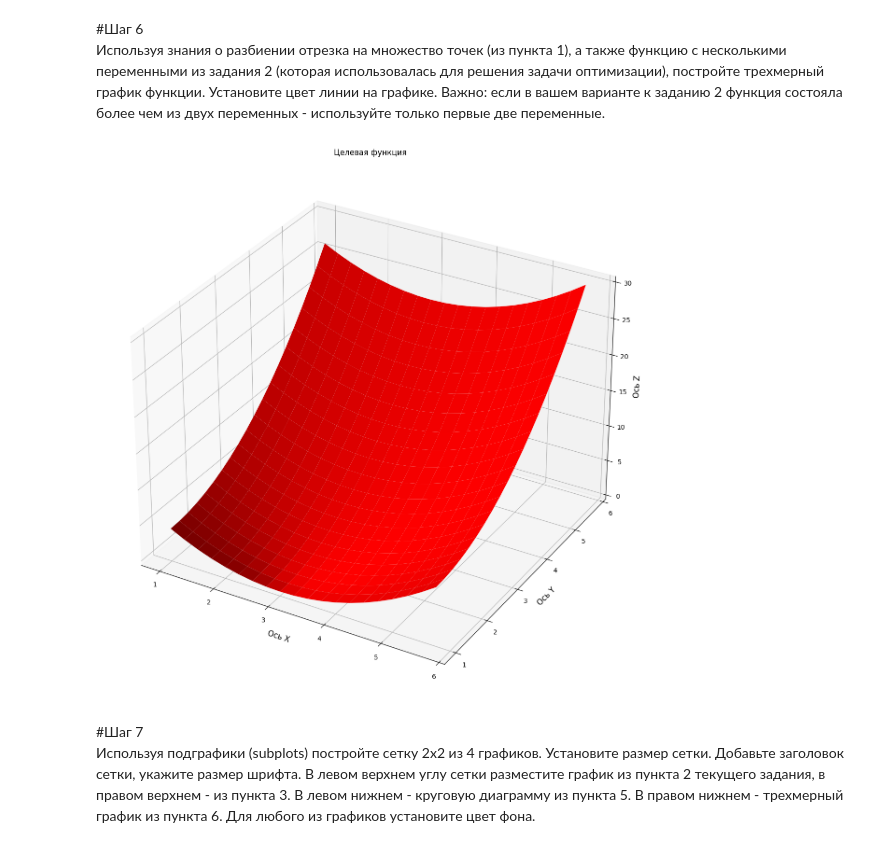
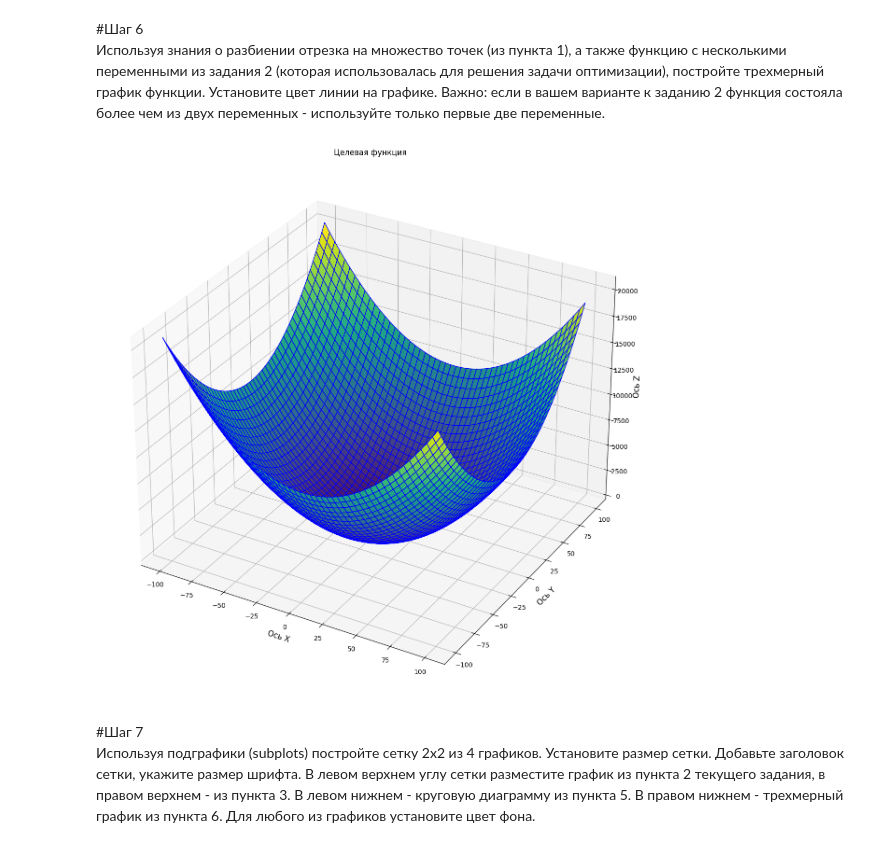
Before and after one commit to Nikitososs/pysososs, a Jupyter notebook: task4/task4.ipynb, the cells around one changed output. Cells and saved outputs as stored; diff of their text form; code cells hidden in the pictures.

```diff
--- a/task4/task4.ipynb
+++ b/task4/task4.ipynb
@@ -104,23 +114,25 @@ plt.show()
 Важно: если в вашем варианте к заданию 2 функция состояла более чем
 из двух переменных - используйте только первые две переменные.
 # %%
-X = np.arange(1, 6, 0.25)
-Y = np.arange(1, 6, 0.25)
+"""X = np.arange(1, 6, 0.25)
+Y = np.arange(1, 6, 0.25)"""
+X = np.arange(-100, 100, 0.25)
+Y = np.arange(-100, 100, 0.25)
 X, Y = np.meshgrid(X, Y)
 
 def L(x1, x2): return (x1 - 3) ** 2 + (x2 - 1) ** 2
 Z = L(X, Y)
 
 fig = plt.figure(figsize=(15, 15))
 ax = fig.add_subplot(projection='3d')
-ax.plot_surface(X, Y, Z, color="r")
+ax.plot_surface(X, Y, Z, color="b", cmap='viridis')
 ax.set_xlabel('Ось X').set_fontsize(12)
 ax.set_ylabel('Ось Y').set_fontsize(12)
 ax.set_zlabel('Ось Z').set_fontsize(12)
 plt.title("Целевая функция")
 plt.show()
 # %% [output]
-[figure, old version]
+[figure, new version]
 # %% [markdown]
 #Шаг 7
 Используя подграфики (subplots) постройте сетку 2x2 из 4 графиков.
```
Also changed, not shown: parts of 5 cells of this notebook.
